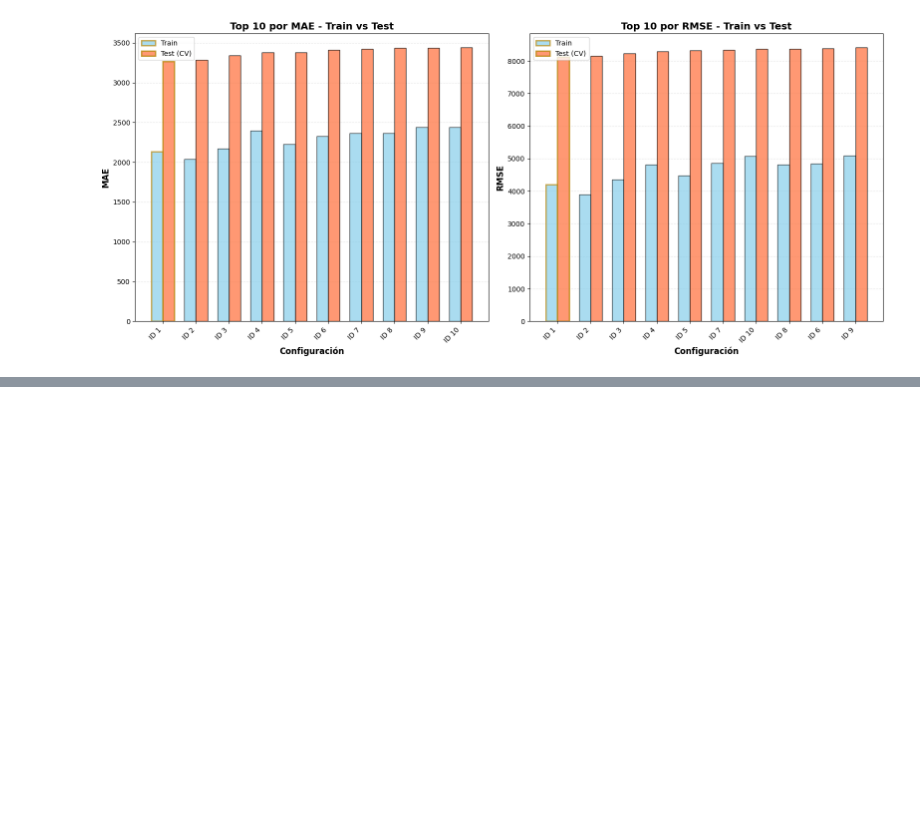
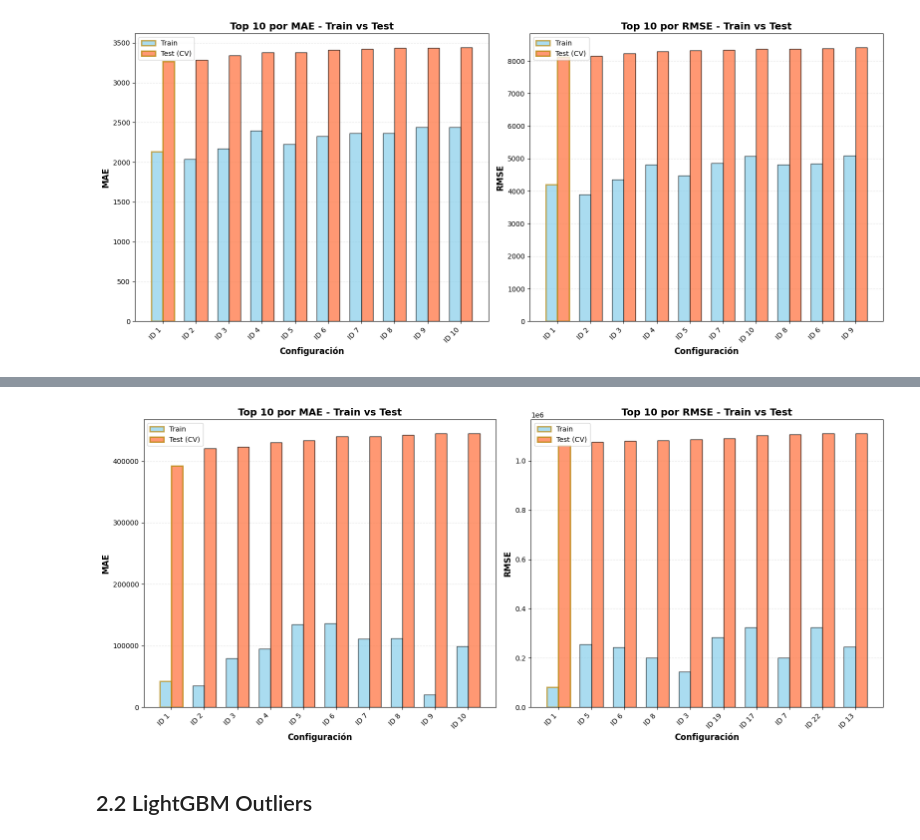
Before and after one commit to gonzabaleta/alquileres, a Jupyter notebook: notebooks/08-arboles-analisis.ipynb, the cells around one changed output, grey strips where cells are left out. Drawn from its saved outputs; the diff is of its cells as text; code cells hidden in the pictures; blank space fills up the shorter version.

```diff
--- a/notebooks/08-arboles-analisis.ipynb
+++ b/notebooks/08-arboles-analisis.ipynb
@@ -186,0 +251,3 @@ plot_grid_search_results(df_lgbm_normal, top_n=10)
+# %%
+df_xgb_outliers = pd.read_csv("../results/random_search/xgb_outliers.csv")
+df_xgb_outliers = add_id_to_results(df_xgb_outliers)
@@ -186,0 +263,6 @@ plot_grid_search_results(df_lgbm_normal, top_n=10)
+# %%
+plot_grid_search_results(df_xgb_outliers, top_n=10)
+# %% [output]
+[figure, added]
+# %% [markdown]
+## 2.2 LightGBM Outliers
```
Also changed, not shown: parts of 55 cells of this notebook, 6 other files.
